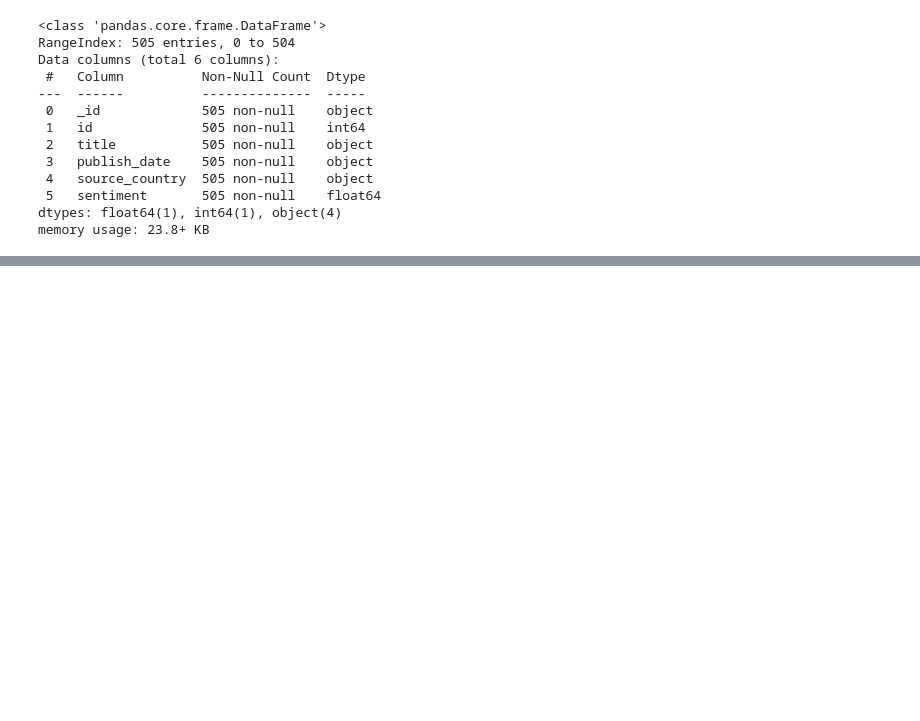
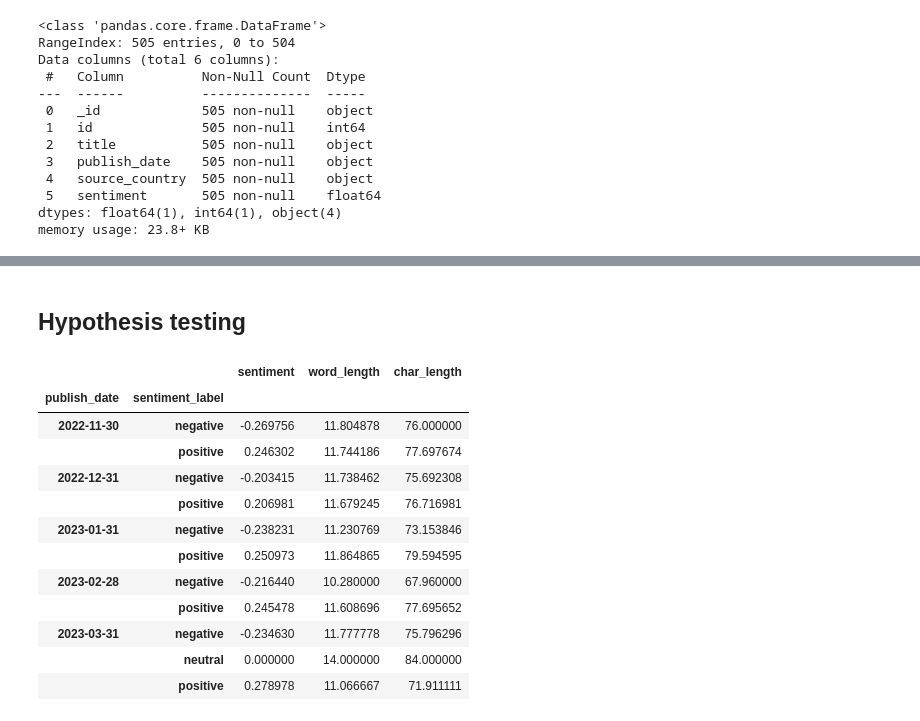
Before and after one commit to kebeneleben/MScDA-CA2, a Jupyter notebook: EDA.ipynb, the cells around one changed output, grey strips where cells are left out. Drawn from its saved outputs; the diff is of its cells as text; code cells hidden in the pictures; blank space fills up the shorter version.

```diff
--- a/EDA.ipynb
+++ b/EDA.ipynb
@@ -89,5 +116,2 @@ irelandNewsDF['title'] = irelandNewsDF['title'].str.replace('&amp;lsquo;', "'")
 # %%
-from nltk.corpus import stopwords
-stop = stopwords.words('english')
-irelandNewsDF['title'] = irelandNewsDF['title'].apply(lambda x: " ".join(x for x in x.split() if x not in stop))
-irelandNewsDF['title'].head()
+irelandNewsDF['cleaned_text'] = irelandNewsDF['cleaned_text'].apply(utils.remove_stopwords)
@@ -100,0 +120,2 @@ Name: title, dtype: object
+# %%
+irelandNewsDF['cleaned_text'] = irelandNewsDF['cleaned_text'].apply(utils.lemmatize_text)
@@ -100,0 +124,5 @@ Name: title, dtype: object
+# %%
+irelandNewsDF['sentiment_label'] = irelandNewsDF['sentiment'].apply(utils.set_sentiment_label)
+# %%
+irelandNewsDF['word_length'] = irelandNewsDF['title'].apply(utils.count_words)
+irelandNewsDF['char_length'] = irelandNewsDF['title'].str.len()
@@ -100,0 +232,19 @@ Name: title, dtype: object
+# %% [markdown]
+## Hypothesis testing
+# %%
+irelandNewsGroupedByMonth = irelandNewsDF.groupby([pd.Grouper(key="publish_date", freq="M"), "sentiment_label"]).mean()
+irelandNewsGroupedByMonth
+# %% [output]
+|  |  | sentiment | word_length | char_length |
+| publish_date | sentiment_label |  |  |  |
+| 2022-11-30 | negative | -0.269756 | 11.804878 | 76.000000 |
+|  | positive | 0.246302 | 11.744186 | 77.697674 |
+| 2022-12-31 | negative | -0.203415 | 11.738462 | 75.692308 |
+|  | positive | 0.206981 | 11.679245 | 76.716981 |
+| 2023-01-31 | negative | -0.238231 | 11.230769 | 73.153846 |
+|  | positive | 0.250973 | 11.864865 | 79.594595 |
+| 2023-02-28 | negative | -0.216440 | 10.280000 | 67.960000 |
+|  | positive | 0.245478 | 11.608696 | 77.695652 |
+| 2023-03-31 | negative | -0.234630 | 11.777778 | 75.796296 |
+|  | neutral | 0.000000 | 14.000000 | 84.000000 |
+|  | positive | 0.278978 | 11.066667 | 71.911111 |
```
Also changed, not shown: parts of 28 cells of this notebook, 2 other files.
